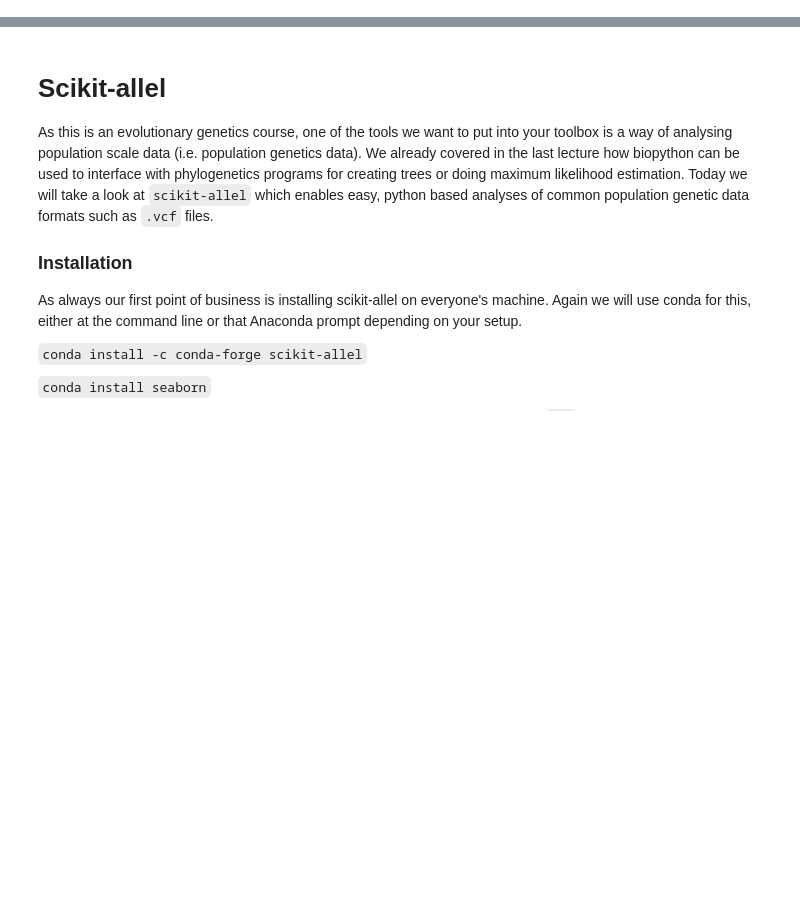
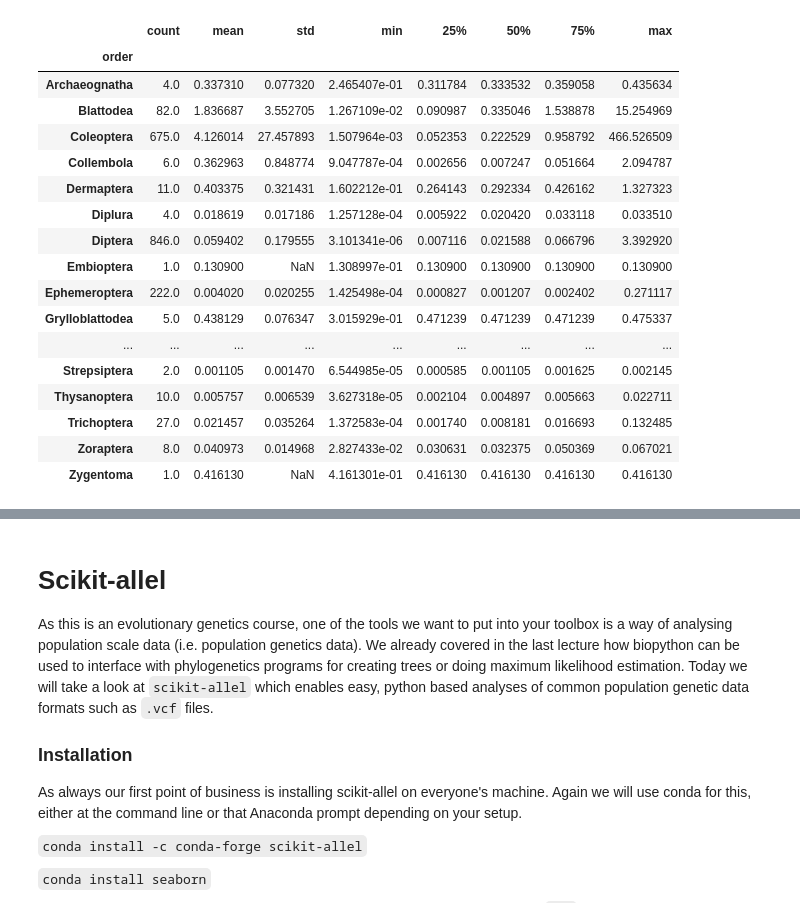
Before and after one commit to andrewkern/biol610, a Jupyter notebook: notebooks/lecture9.ipynb, the cells around one changed output, grey strips where cells are left out. Saved outputs shown, nothing was run; the diff lists cells and outputs as text; code cells hidden in the pictures; blank space fills up the shorter version.

```diff
--- a/notebooks/lecture9.ipynb
+++ b/notebooks/lecture9.ipynb
@@ -0,0 +176,21 @@
+# %%
+df.groupby('order').vol.describe()
+# %% [output]
+|  | count | mean | std | min | 25% | 50% | 75% | max |
+| order |  |  |  |  |  |  |  |  |
+| Archaeognatha | 4.0 | 0.337310 | 0.077320 | 2.465407e-01 | 0.311784 | 0.333532 | 0.359058 | 0.435634 |
+| Blattodea | 82.0 | 1.836687 | 3.552705 | 1.267109e-02 | 0.090987 | 0.335046 | 1.538878 | 15.254969 |
+| Coleoptera | 675.0 | 4.126014 | 27.457893 | 1.507964e-03 | 0.052353 | 0.222529 | 0.958792 | 466.526509 |
+| Collembola | 6.0 | 0.362963 | 0.848774 | 9.047787e-04 | 0.002656 | 0.007247 | 0.051664 | 2.094787 |
+| Dermaptera | 11.0 | 0.403375 | 0.321431 | 1.602212e-01 | 0.264143 | 0.292334 | 0.426162 | 1.327323 |
+| Diplura | 4.0 | 0.018619 | 0.017186 | 1.257128e-04 | 0.005922 | 0.020420 | 0.033118 | 0.033510 |
+| Diptera | 846.0 | 0.059402 | 0.179555 | 3.101341e-06 | 0.007116 | 0.021588 | 0.066796 | 3.392920 |
+| Embioptera | 1.0 | 0.130900 | NaN | 1.308997e-01 | 0.130900 | 0.130900 | 0.130900 | 0.130900 |
+| Ephemeroptera | 222.0 | 0.004020 | 0.020255 | 1.425498e-04 | 0.000827 | 0.001207 | 0.002402 | 0.271117 |
+| Grylloblattodea | 5.0 | 0.438129 | 0.076347 | 3.015929e-01 | 0.471239 | 0.471239 | 0.471239 | 0.475337 |
+| ... | ... | ... | ... | ... | ... | ... | ... | ... |
+| Strepsiptera | 2.0 | 0.001105 | 0.001470 | 6.544985e-05 | 0.000585 | 0.001105 | 0.001625 | 0.002145 |
+| Thysanoptera | 10.0 | 0.005757 | 0.006539 | 3.627318e-05 | 0.002104 | 0.004897 | 0.005663 | 0.022711 |
+| Trichoptera | 27.0 | 0.021457 | 0.035264 | 1.372583e-04 | 0.001740 | 0.008181 | 0.016693 | 0.132485 |
+| Zoraptera | 8.0 | 0.040973 | 0.014968 | 2.827433e-02 | 0.030631 | 0.032375 | 0.050369 | 0.067021 |
+| Zygentoma | 1.0 | 0.416130 | NaN | 4.161301e-01 | 0.416130 | 0.416130 | 0.416130 | 0.416130 |
```
Also changed, not shown: parts of 37 cells of this notebook.
